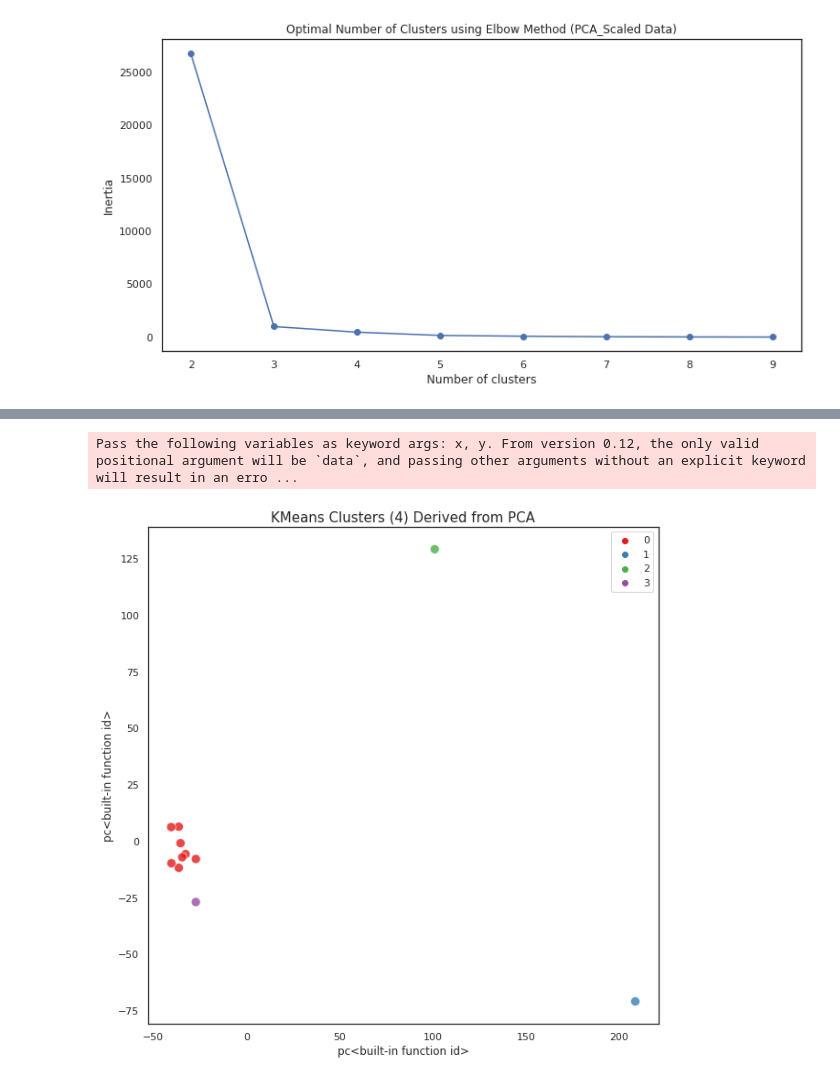
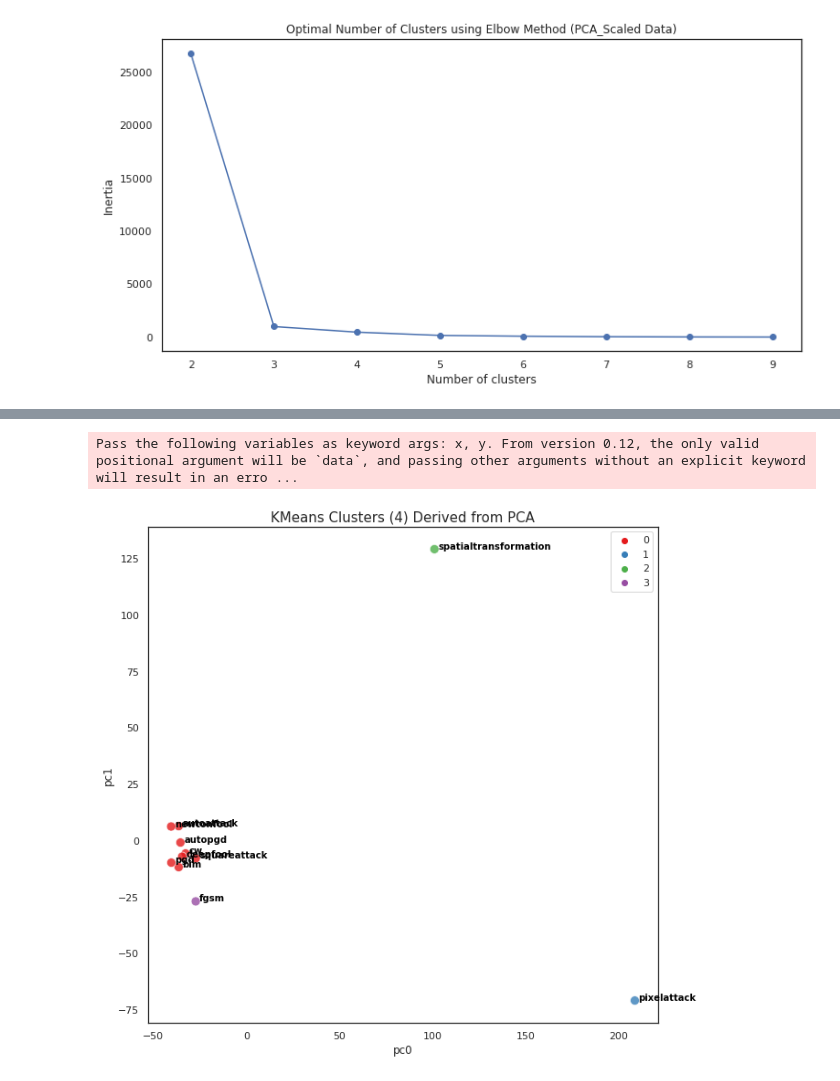
Before and after one commit to mhilmiasyrofi/attack-analysis, a Jupyter notebook: cifar10/clustering-analysis-bot.ipynb, the cells around one changed output, grey strips where cells are left out. Saved outputs shown, nothing was run; the diff lists cells and outputs as text; code cells hidden in the pictures.

```diff
--- a/cifar10/cosine-simmilarity.ipynb
+++ b/cifar10/clustering-analysis-bot.ipynb
@@ -13,7 +15,7 @@ def load_data(train, test, fname) :
 train = "autoattack"
 test = "pgd"
 
-y_robust = load_data(train, test, "y_robust")
-y_robust_pred = load_data(train, test, "y_robust_pred")
-y_cross_robust = load_data(train, test, "y_cross_robust")
-y_cross_robust_pred = load_data(train, test, "y_cross_robust_pred")
+y_original = load_data(train, test, "Y_original")
+y_original_pred = load_data(train, test, "Y_original_pred")
+y_adv = load_data(train, test, "Y_adv")
+y_adv_pred = load_data(train, test, "Y_adv_pred")
@@ -48,7 +22,7 @@ Failed Test Cases instead of Robust
 # %%
 def get_robust_data(train, test):
-    y_adv = load_data(train, test, "y_cross_robust")
-    y_adv_pred = load_data(train, test, "y_cross_robust_pred")
+    y_adv = load_data(train, test, "Y_adv")
+    y_adv_pred = load_data(train, test, "Y_adv_pred")
     return y_adv, y_adv_pred
 
 train = "pgd"
@@ -249,6 +225,4 @@ plt.show()
 # %%
-attacks = ["autoattack", "autopgd", "bim", "cw", "fgsm", "pgd", "deepfool", "newtonfool", "squareattack", "pixelattack", "spatialtransformation"]
-
 # cluster = ["autoattack", "autopgd", "bim", "cw", "fgsm", "pgd", "deepfool", "newtonfool", "squareattack", "pixelattack"]
 # cluster = ["autoattack", "autopgd", "bim", "cw", "fgsm", "pgd", "deepfool", "newtonfool", "squareattack"]
 # cluster = ["autoattack", "autopgd", "bim", "pgd"]
@@ -619,7 +531,7 @@ from sklearn.metrics import silhouette_score
 from sklearn.decomposition import PCA
 
 n_components = 2
-columns = ["pc" + str(id) for i in range(n_components)]
+columns = ["pc" + str(i) for i in range(n_components)]
 pca = PCA(n_components=n_components)
 pca_scale = pca.fit_transform(accuracies)
 pca_df_scale = pd.DataFrame(pca_scale, columns=columns)
@@ -668,8 +595,14 @@ autopgd_pixelattack_spatialtransformation_fgsm
 # %%
 plt.figure(figsize = (10,10))
-sns.scatterplot(clusters_pca_scale.iloc[:,0],clusters_pca_scale.iloc[:,1], hue=labels_pca_scale, palette='Set1', s=100, alpha=0.8).set_title('KMeans Clusters (4) Derived from PCA', fontsize=15)
+p1 = sns.scatterplot(clusters_pca_scale.iloc[:,0],clusters_pca_scale.iloc[:,1], hue=labels_pca_scale, palette='Set1', s=100, alpha=0.8)
+p1.set_title('KMeans Clusters (4) Derived from PCA', fontsize=15)
+
+for line in range(0,pca_df_scale.shape[0]):
+     p1.text(pca_df_scale["pc0"][line]+2, pca_df_scale["pc1"][line],
+         attacks[line], horizontalalignment='left',
+         size='small', color='black', weight='semibold')
 plt.legend()
 plt.show()
 # %% [output]
 Pass the following variables as keyword args: x, y. From version 0.12, the only valid positional argument will be `data`, and passing other arguments without an explicit keyword will result in an erro ...
-[figure, old version]
+[figure, new version]
```
Also changed, not shown: parts of 20 cells of this notebook.
